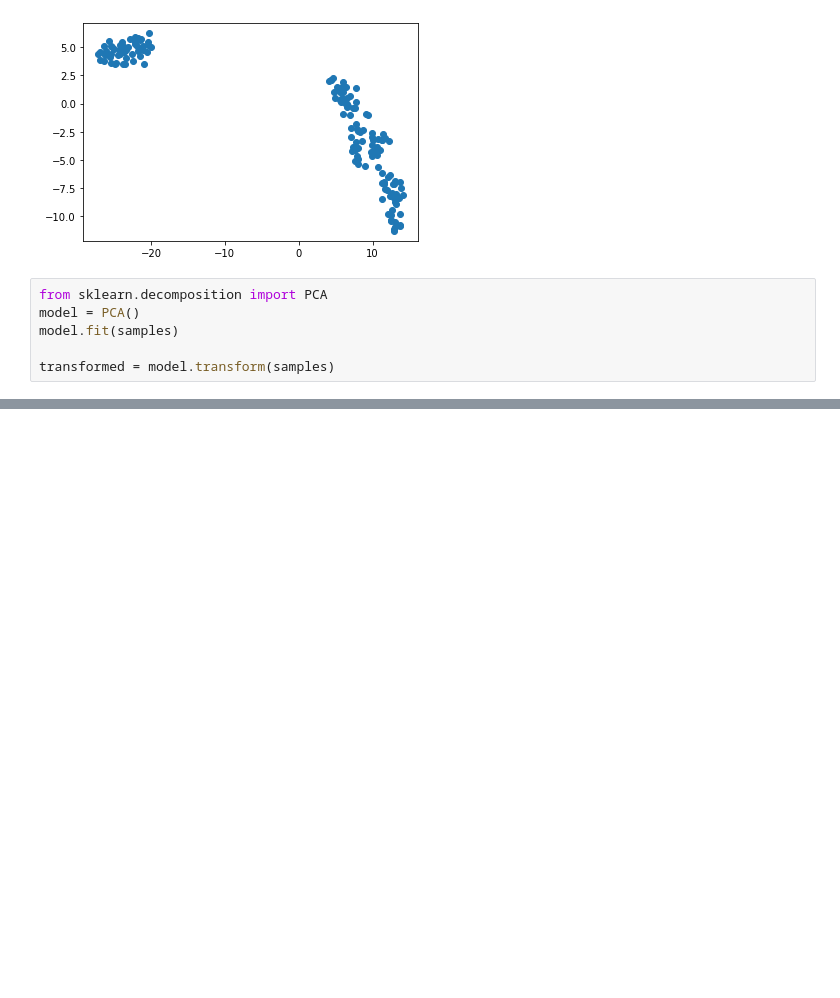
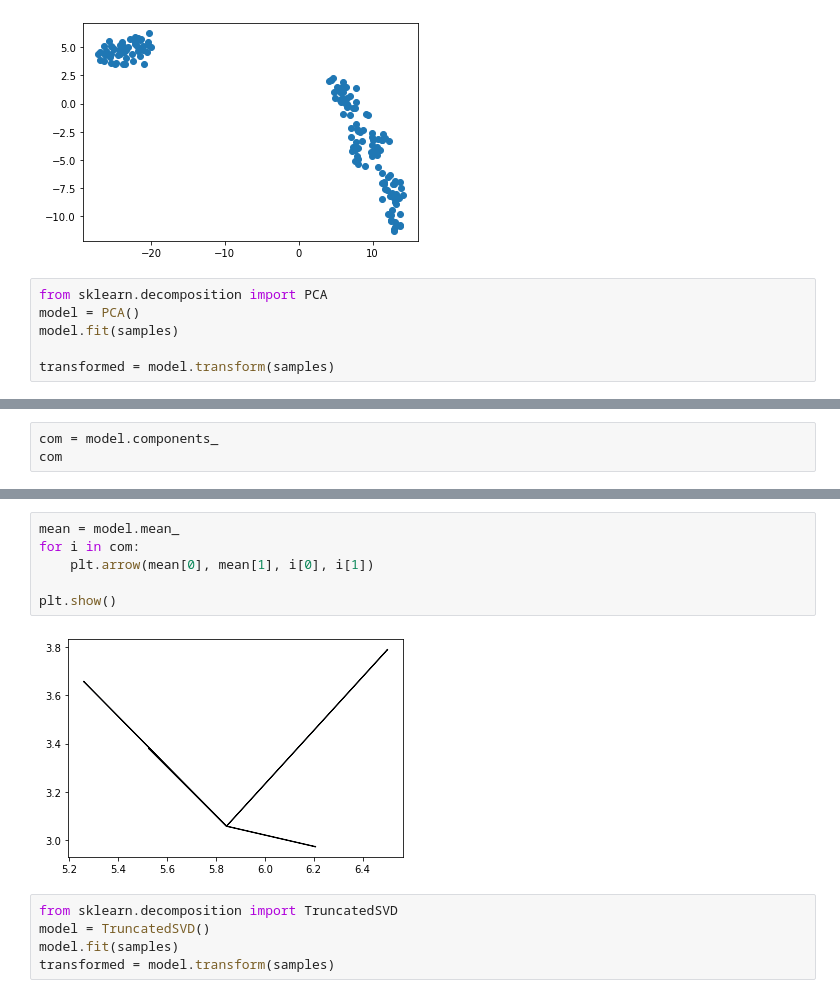
Before and after one commit to Ashes814/datacamp_courses, a Jupyter notebook: test.ipynb, the cells around one changed output, grey strips where cells are left out. Cells and saved outputs as stored; diff of their text form; blank space fills up the shorter version.

```diff
--- a/test.ipynb
+++ b/test.ipynb
@@ -108,0 +102,3 @@ array([[ 0.36138659, -0.08452251,  0.85667061,  0.3582892 ],
+# %%
+com = model.components_
+com
@@ -108,0 +117,13 @@ array([[ 0.36138659, -0.08452251,  0.85667061,  0.3582892 ],
+# %%
+mean = model.mean_
+for i in com:
+    plt.arrow(mean[0], mean[1], i[0], i[1])
+
+plt.show()
+# %% [output]
+[figure, added]
+# %%
+from sklearn.decomposition import TruncatedSVD
+model = TruncatedSVD()
+model.fit(samples)
+transformed = model.transform(samples)
```
Also changed, not shown: parts of 4 cells of this notebook.
